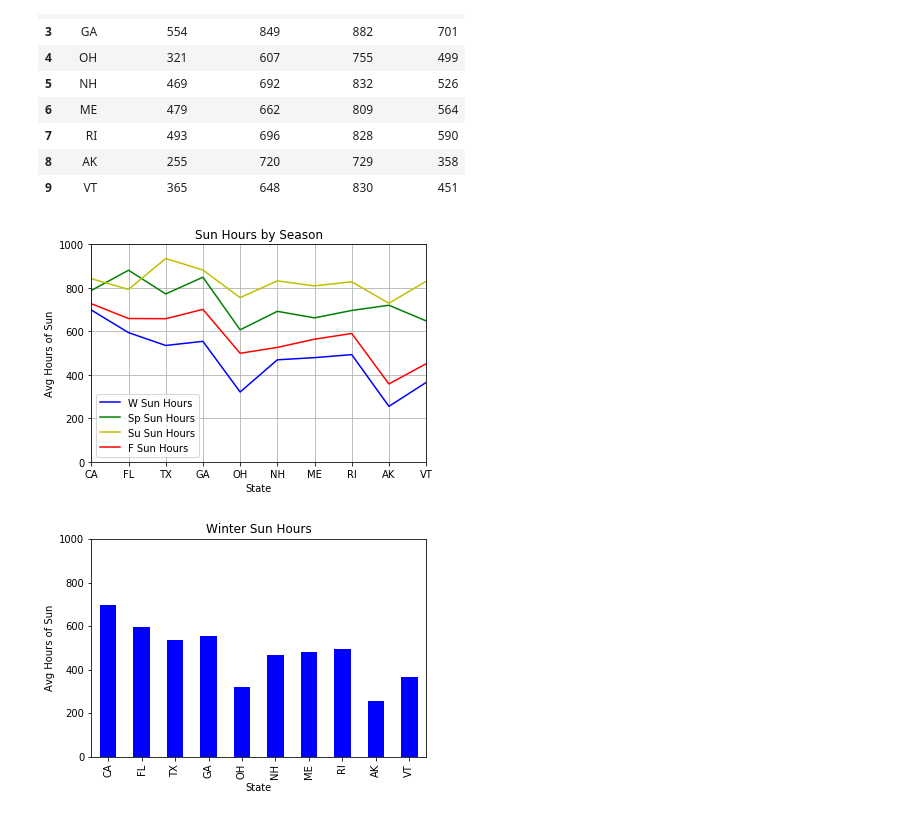
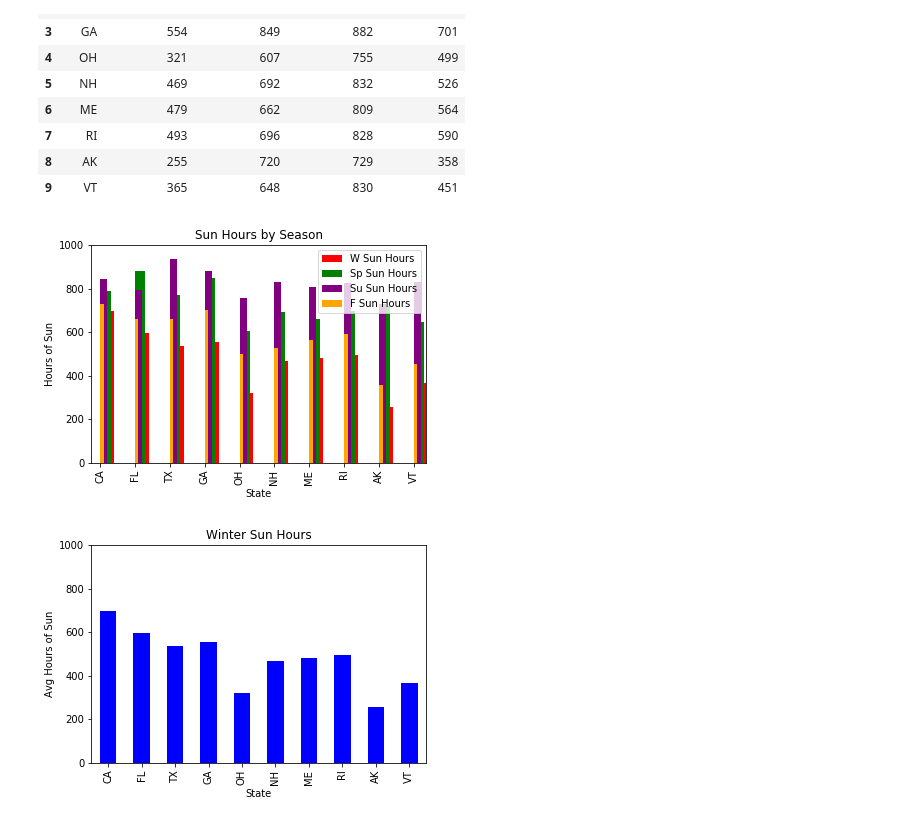
Before and after one commit to DavidAradom/Project1, a Jupyter notebook: am_P1G5kin_research.ipynb, the cells around one changed output. Cells and saved outputs as stored; diff of their text form; code cells hidden in the pictures.

```diff
--- a/am_P1G5kin_research.ipynb
+++ b/am_P1G5kin_research.ipynb
@@ -137,23 +137,25 @@ sun_df
 | 9 | VT | 365 | 648 | 830 | 451 |
 # %%
 # Generate the Plot x axis are seasons y axis are hours
+
+
 ax = plt.gca()
 
-sun_df.plot(kind='line',title='Sun Hours by Season',x='State',y='W Sun Hours', color='blue', ax=ax)
-sun_df.plot(kind='line',x='State',y='Sp Sun Hours', color='green', ax=ax)
-sun_df.plot(kind='line',x='State',y='Su Sun Hours', color='y', ax=ax)
-sun_df.plot(kind='line',x='State',y='F Sun Hours', color='r', ax=ax)
+sun_df.plot(kind='bar',title='Sun Hours by Season', x='State',y='W Sun Hours', color='red',width=0.4,align='edge', ax=ax)
+sun_df.plot(kind='bar',x='State',y='Sp Sun Hours', color='g',width=0.30, align= 'edge',ax=ax)
+sun_df.plot(kind='bar',x='State',y='Su Sun Hours', color='purple',width=0.20, align= 'edge',ax=ax)
+sun_df.plot(kind='bar',x='State',y='F Sun Hours', color='orange',width=0.10, align= 'edge',ax=ax)
 
 plt.xlabel("State")
-plt.ylabel("Avg Hours of Sun")
+plt.ylabel("Hours of Sun")
 
 
 plt.ylim(0,1000)
-plt.grid()
-plt.savefig("Sun_Hours_line.png")
+
+plt.savefig("seasonal_sun_bar.png")
 plt.show()
 # %% [output]
-[figure, old version]
+[figure, new version]
 # %%
 ax = plt.gca()
 
```
Also changed, not shown: parts of 6 cells of this notebook, 32 other files.
